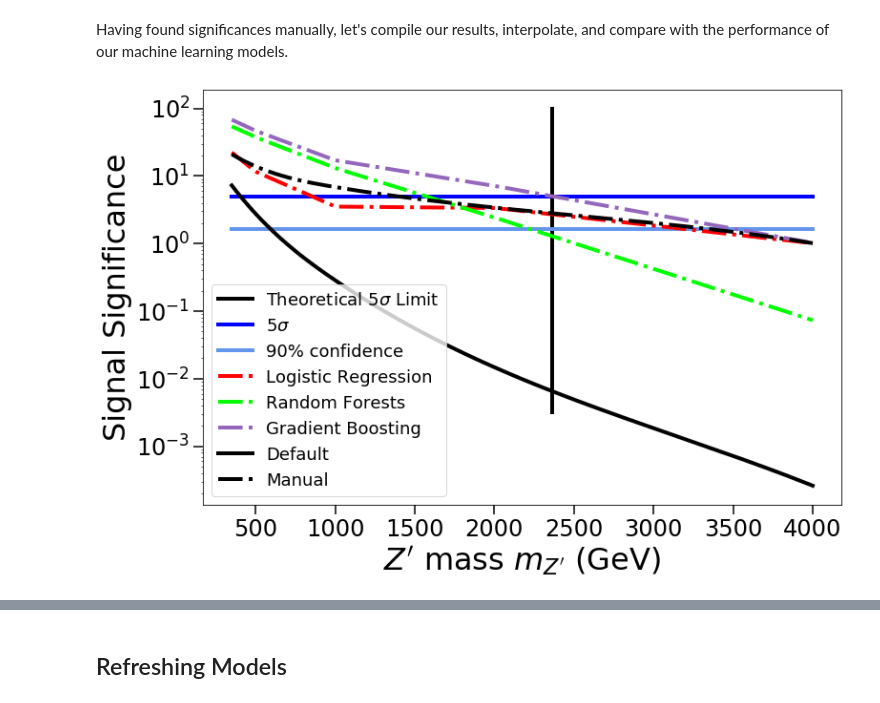
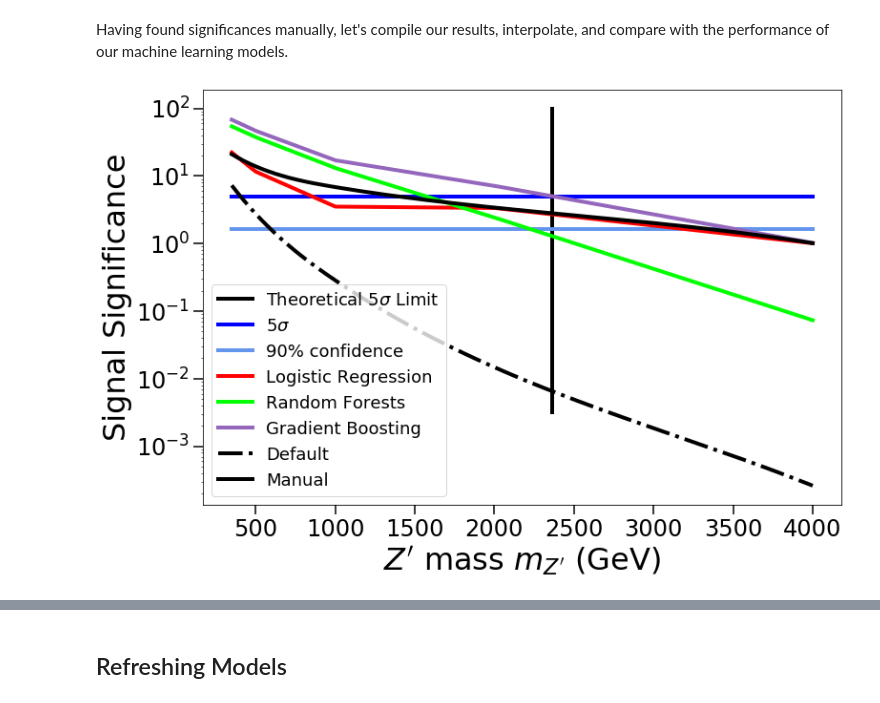
Before and after one commit to sheride/bcml4pheno, a Jupyter notebook: full_example.ipynb, the cells around one changed output, grey strips where cells are left out. Drawn from its saved outputs; the diff is of its cells as text; code cells hidden in the pictures.

```diff
--- a/full_example.ipynb
+++ b/full_example.ipynb
@@ -1463,33 +1586,33 @@ manual_opt_sigs_f = scipy.interpolate.interp1d(masses, np.log10(manual_opt_sigs)
 # %%
 import matplotlib.pyplot as plt
 
 with plt.rc_context(get_settings()):
     plt.plot([max_mass for i in range(2)], np.logspace(-2.5, 2, 2), label=r'Theoretical $5\sigma$ Limit', c='black')
     plt.plot(sample_masses, [5 for m in sample_masses], label=r'5$\sigma$', c='blue')
     plt.plot(sample_masses, [1.645 for m in sample_masses], label=r'90% confidence', c='cornflowerblue')
     plt.plot(
         sample_masses, [10**logreg_opt_sigs_sepbg_f(m) for m in sample_masses],
         label='Logistic Regression',
-        c='red', linestyle='-.')
+        c='red')
     plt.plot(
         sample_masses, [10**randforest_opt_sigs_sepbg_f(m) for m in sample_masses],
         label='Random Forests',
-        c='lime', linestyle='-.')
+        c='lime')
     plt.plot(
         sample_masses, [10**xgradboost_opt_sigs_sepbg_f(m) for m in sample_masses],
         label='Gradient Boosting',
-        c='tab:purple', linestyle='-.')
+        c='tab:purple')
     plt.plot(
         sample_masses, [10**manual_default_sigs_f(m) for m in sample_masses],
         label='Default',
-        c='black')
+        c='black', linestyle='-.')
     plt.plot(
         sample_masses, [10**manual_opt_sigs_f(m) for m in sample_masses],
         label='Manual',
-        c='black', linestyle='-.')
+        c='black')
     plt.ylabel('Signal Significance');
     plt.xlabel(r"$Z'$ mass $m_{Z'}$ (GeV)");
     plt.yscale('log')
     plt.legend()
 # %% [output]
-[figure, old version]
+[figure, new version]
```
Also changed, not shown: parts of 22 cells of this notebook, 3 other files.
